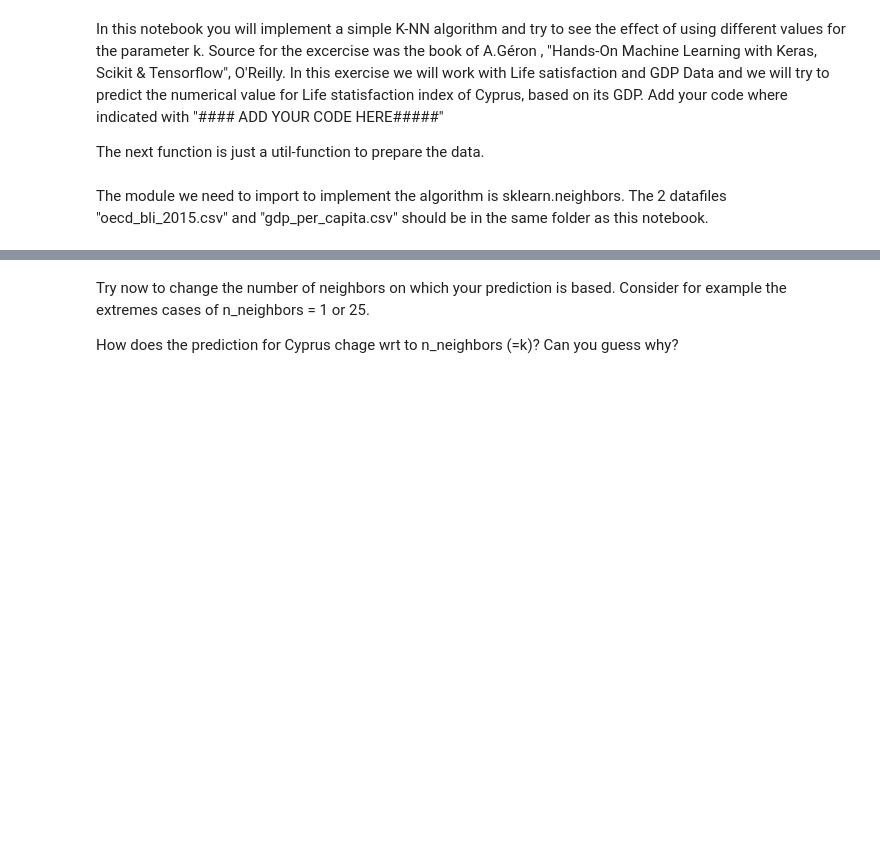
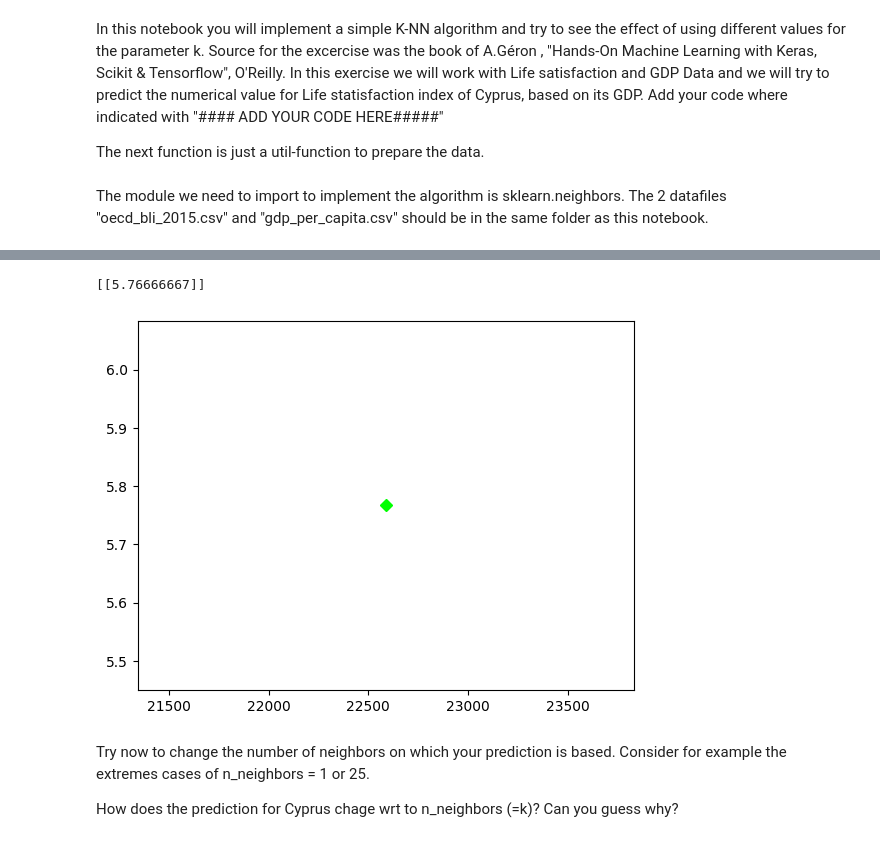
Before and after one commit to DavidVocat/ZHAW-Data-Science-Fundamentals, a Jupyter notebook: Week8/knn.ipynb, the cells around one changed output, grey strips where cells are left out. Cells and saved outputs as stored; diff of their text form; code cells hidden in the pictures; blank space fills up the shorter version.

```diff
--- a/Week8/knn.ipynb
+++ b/Week8/knn.ipynb
@@ -57,21 +57,24 @@ NameError: name 'prepare_country_stats' is not defined
 # %%
 # Select a linear model
-model = ###ADD YOUR CODE HERE###
+model = sklearn.neighbors.KNeighborsRegressor(n_neighbors=3)
 
 #choose the right function for KNN!!! Are we dealing with regression or classification?
 #There are two KNN algorithms in sklearn.neighbors (https://scikit-learn.org/stable/modules/classes.html#module-sklearn.neighbors)
 #neighbors.KNeighborsClassifier([…]) and neighbors.KNeighborsRegressor([…])...which one is the right one?
 
 
 # Train the model
 model.fit(X, y)
 
 # Make a prediction for Cyprus
 X_new = [[22587]]  # Cyprus' GDP per capita
 print(model.predict(X_new))
 
 plt.plot(X_new, model.predict(X_new), 'D', color='lime')
 plt.show()
+# %% [output]
+[[5.76666667]]
+[figure, added]
 # %% [markdown]
 Try now to change the number of neighbors on which your prediction is based. Consider for example the extremes cases of n_neighbors = 1 or 25.
 
```
Also changed, not shown: parts of 4 cells of this notebook.
